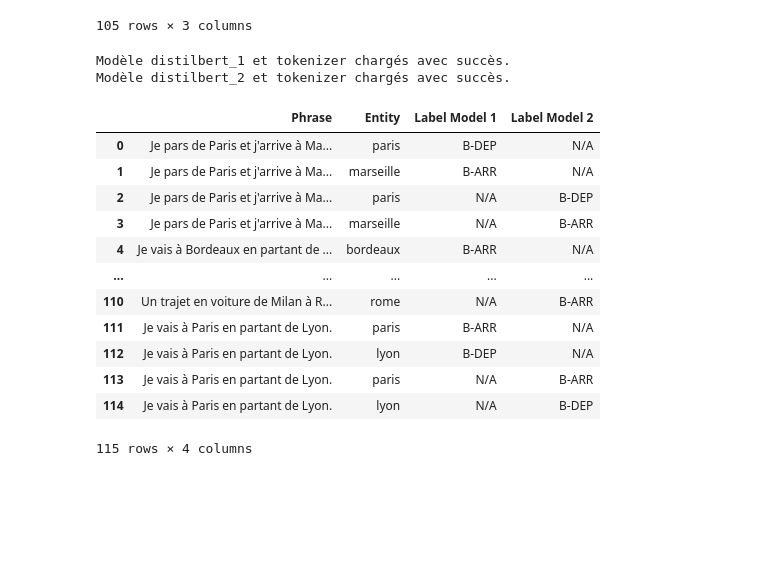
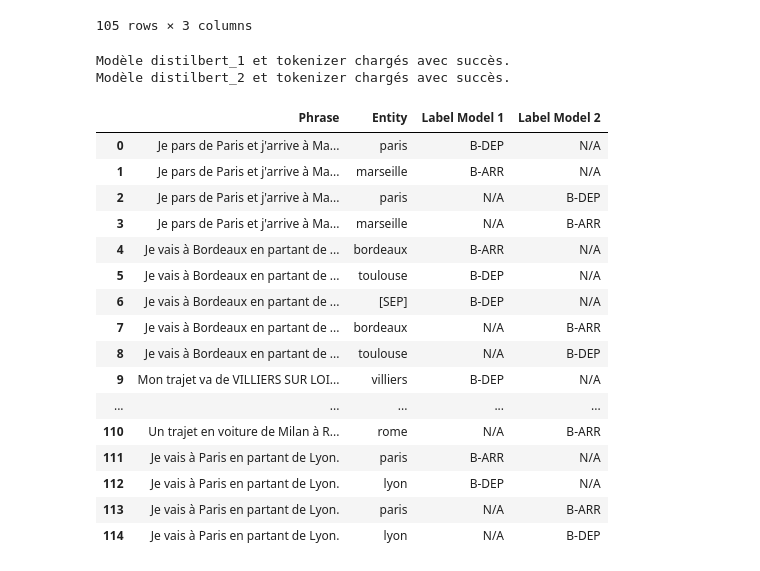
Before and after one commit to JeanBaptiste02/Travel-Order-Resolver, a Jupyter notebook: ai/nlp/classification/token_based/transformers/distilbert/distilbert_model_evaluation.ipynb, the cells around one changed output. Cells and saved outputs as stored; diff of their text form; code cells hidden in the pictures; blank space fills up the shorter version.

```diff
--- a/ai/nlp/classification/token_based/transformers/distilbert/distilbert_model_evaluation.ipynb
+++ b/ai/nlp/classification/token_based/transformers/distilbert/distilbert_model_evaluation.ipynb
@@ -172,38 +172,43 @@ def get_entities(model, tokenizer, phrase):
         print(f"Erreur lors du traitement de la phrase '{phrase}': {e}")
         return []
 
 # Tester les deux modèles et comparer les résultats
 for phrase in phrases:
     entities_model_1 = get_entities(model_1, tokenizer_1, phrase)
     entities_model_2 = get_entities(model_2, tokenizer_2, phrase)
 
     # Créer des lignes de résultats avec les entités détectées par chaque modèle
     for entity_1 in entities_model_1:
         results.append({"Phrase": phrase, "Entity": entity_1[0], "Label Model 1": entity_1[1], "Label Model 2": "N/A"})
     for entity_2 in entities_model_2:
         results.append({"Phrase": phrase, "Entity": entity_2[0], "Label Model 1": "N/A", "Label Model 2": entity_2[1]})
 
 # Convertir les résultats en DataFrame
 df = pd.DataFrame(results)
 
-# Afficher le tableau comparatif
+# Afficher toutes les lignes du DataFrame
+pd.set_option('display.max_rows', None)  # Afficher toutes les lignes
 if not df.empty:
     display(df)
 else:
     print("Aucune entité détectée.")
 # %% [output]
 Modèle distilbert_1 et tokenizer chargés avec succès.
 Modèle distilbert_2 et tokenizer chargés avec succès.
 |  | Phrase | Entity | Label Model 1 | Label Model 2 |
 | 0 | Je pars de Paris et j'arrive à Ma... | paris | B-DEP | N/A |
 | 1 | Je pars de Paris et j'arrive à Ma... | marseille | B-ARR | N/A |
 | 2 | Je pars de Paris et j'arrive à Ma... | paris | N/A | B-DEP |
 | 3 | Je pars de Paris et j'arrive à Ma... | marseille | N/A | B-ARR |
 | 4 | Je vais à Bordeaux en partant de ... | bordeaux | B-ARR | N/A |
+| 5 | Je vais à Bordeaux en partant de ... | toulouse | B-DEP | N/A |
+| 6 | Je vais à Bordeaux en partant de ... | [SEP] | B-DEP | N/A |
+| 7 | Je vais à Bordeaux en partant de ... | bordeaux | N/A | B-ARR |
+| 8 | Je vais à Bordeaux en partant de ... | toulouse | N/A | B-DEP |
+| 9 | Mon trajet va de VILLIERS SUR LOI... | villiers | B-DEP | N/A |
 | ... | ... | ... | ... | ... |
 | 110 | Un trajet en voiture de Milan à R... | rome | N/A | B-ARR |
 | 111 | Je vais à Paris en partant de Lyon. | paris | B-ARR | N/A |
 | 112 | Je vais à Paris en partant de Lyon. | lyon | B-DEP | N/A |
 | 113 | Je vais à Paris en partant de Lyon. | paris | N/A | B-ARR |
 | 114 | Je vais à Paris en partant de Lyon. | lyon | N/A | B-DEP |
-115 rows × 4 columns
```
